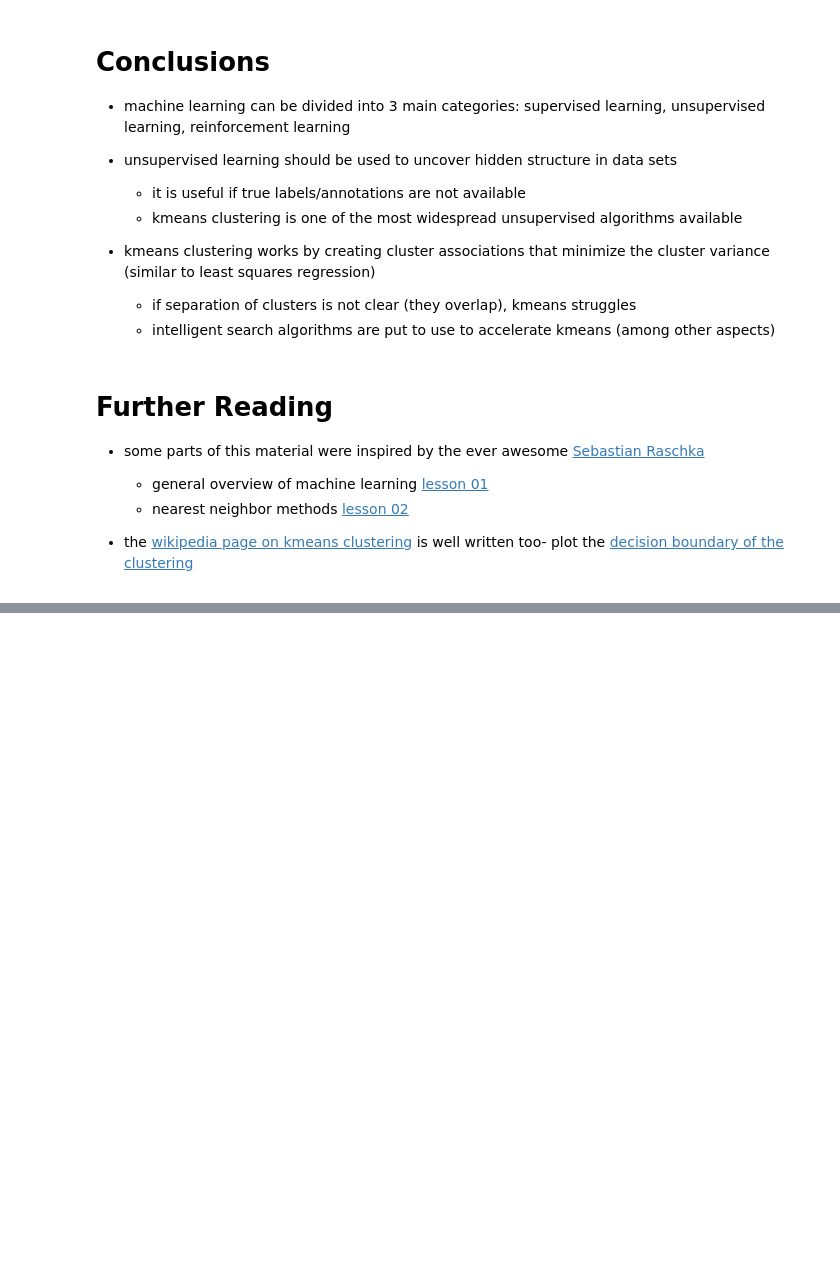
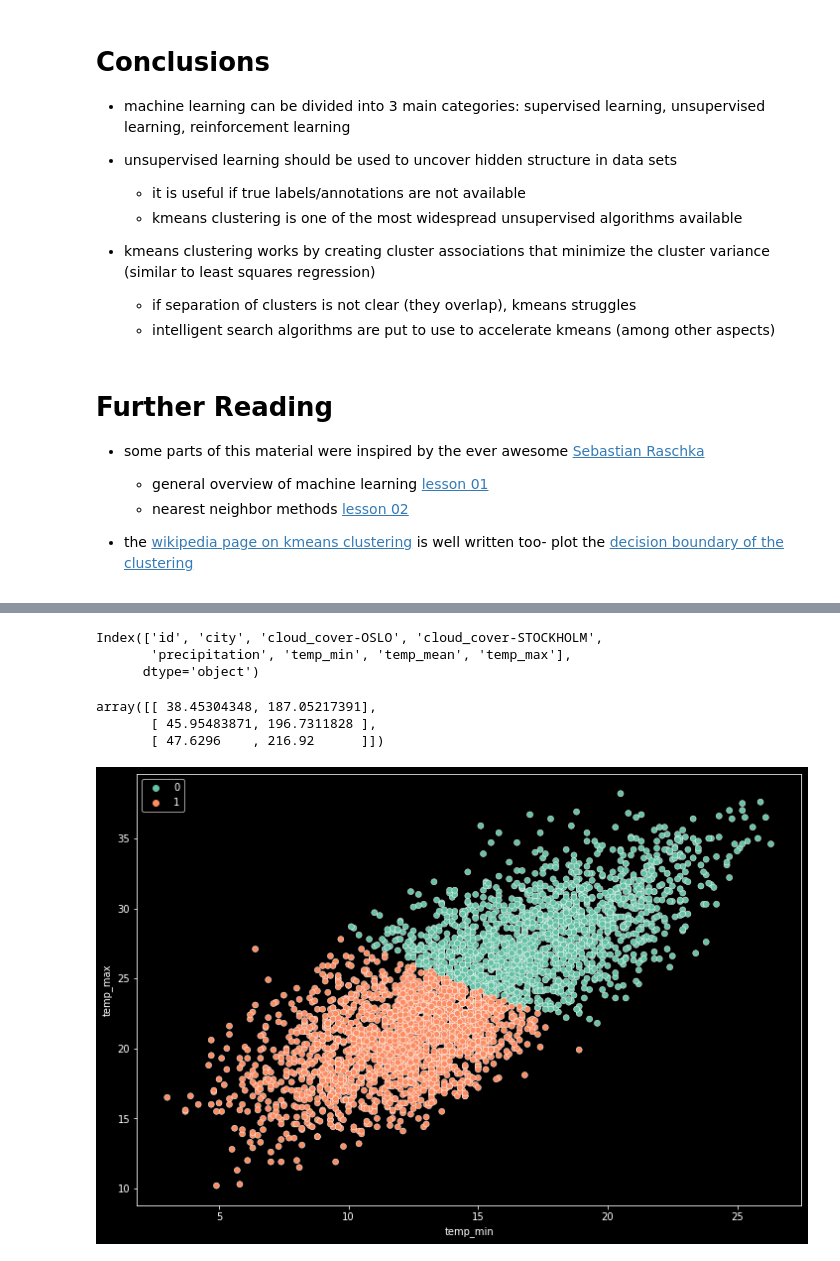
Before and after one commit to deeplearning540/deeplearning540.github.io, a Jupyter notebook: source/lesson02/script.ipynb, the cells around one changed output, grey strips where cells are left out. Cells and saved outputs as stored; diff of their text form; code cells hidden in the pictures; blank space fills up the shorter version.

```diff
--- a/source/lesson02/script.ipynb
+++ b/source/lesson02/script.ipynb
@@ -299,0 +471,27 @@ right = right.set_title("ground truth")
+# %%
+kmeans2 = skl_cluster.KMeans(n_clusters=2, init='random')
+
+data = np.stack((tf.temp_min, tf.temp_max), axis=-1)
+
+kmeans2 = kmeans2.fit(data)
+# %%
+tf.columns
+# %% [output]
+Index(['id', 'city', 'cloud_cover-OSLO', 'cloud_cover-STOCKHOLM',
+       'precipitation', 'temp_min', 'temp_mean', 'temp_max'],
+      dtype='object')
+# %%
+#let's see which clusters have been found
+fig, ax = plt.subplots(1, figsize=(12,8))
+sns.scatterplot(ax=ax,
+                x=tf.temp_min,
+                y=tf.temp_max,
+                hue=kmeans2.labels_,
+                palette="Set2")
+
+kmeans.cluster_centers_
+# %% [output]
+array([[ 38.45304348, 187.05217391],
+       [ 45.95483871, 196.7311828 ],
+       [ 47.6296    , 216.92      ]])
+[figure, added]
```
Also changed, not shown: parts of 16 cells of this notebook, 6 other files.
